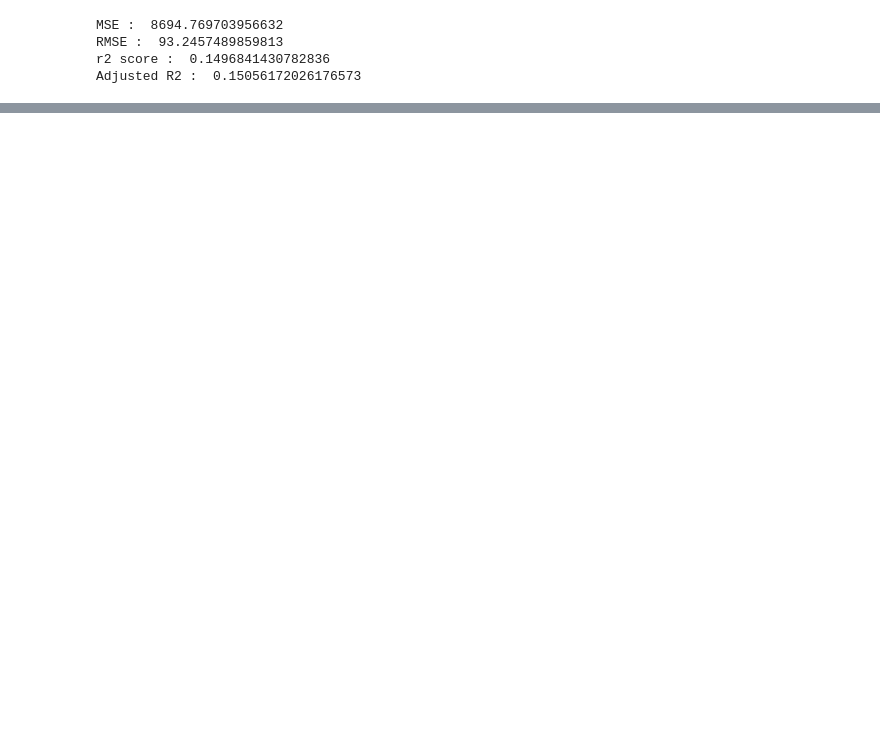
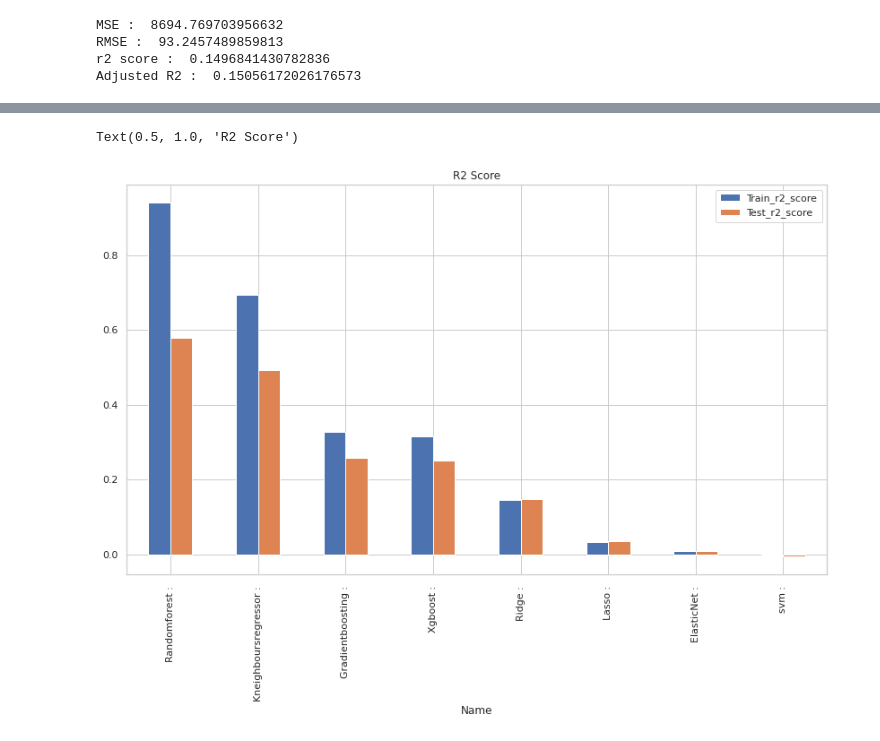
Before and after one commit to milanajudiya/Appliances_Energy_Prediction, a Jupyter notebook: Appliances_Energy_Prediction.ipynb, the cells around one changed output, grey strips where cells are left out. Drawn from its saved outputs; the diff is of its cells as text; code cells hidden in the pictures; blank space fills up the shorter version.

```diff
--- a/Appliances_Energy_Prediction.ipynb
+++ b/Appliances_Energy_Prediction.ipynb
@@ -568,0 +679,25 @@ Adjusted R2 :  0.15056172026176573
+# %%
+model=[
+    ["Lasso : ",Lasso()],
+    ["Ridge : ",Ridge()],
+    ["ElasticNet : ",ElasticNet()],
+    ["Randomforest : ",RandomForestRegressor()],
+    ["Gradientboosting : ",GradientBoostingRegressor()],
+    ["Xgboost : ",XGBRegressor()],
+    ["svm : ",SVR()],
+    ["Kneighboursregressor : ",neighbors.KNeighborsRegressor()],
+]
+# %%
+model_list=[]
+for name,fit_model in model:
+  fit_model_list={}
+  fit_model.random_state=100
+  fit_model_list["Name"]=name
+  fit_model.fit(x_train,y_train)
+  fit_model_list["Train_r2_score"]=r2_score(y_train,fit_model.predict(x_train))
+  fit_model_list["Test_r2_score"]=r2_score(y_test,fit_model.predict(x_test))
+  fit_model_list["Train_MSE_score"]=mean_squared_error(y_train,fit_model.predict(x_train))
+  fit_model_list["Test_MSE_score"]=mean_squared_error(y_test,fit_model.predict(x_test))
+  fit_model_list["Train_RMSE_score"]=np.sqrt(mean_squared_error(y_train,fit_model.predict(x_train)))
+  fit_model_list["Test_RMSE_score"]=np.sqrt(mean_squared_error(y_test,fit_model.predict(x_test)))
+  model_list.append(fit_model_list)
@@ -568,0 +726,4 @@ Adjusted R2 :  0.15056172026176573
+# %%
+dataframe=pd.DataFrame(model_list)
+# %%
+model_dataframe=dataframe.sort_values(by="Train_r2_score",ascending=False).set_index("Name")
@@ -568,0 +743,7 @@ Adjusted R2 :  0.15056172026176573
+# %%
+
+model_dataframe.plot(y=["Train_r2_score","Test_r2_score"],kind="bar",figsize=(14,8))
+plt.title("R2 Score")
+# %% [output]
+Text(0.5, 1.0, 'R2 Score')
+[figure, added]
```
Also changed, not shown: parts of 19 cells of this notebook.
